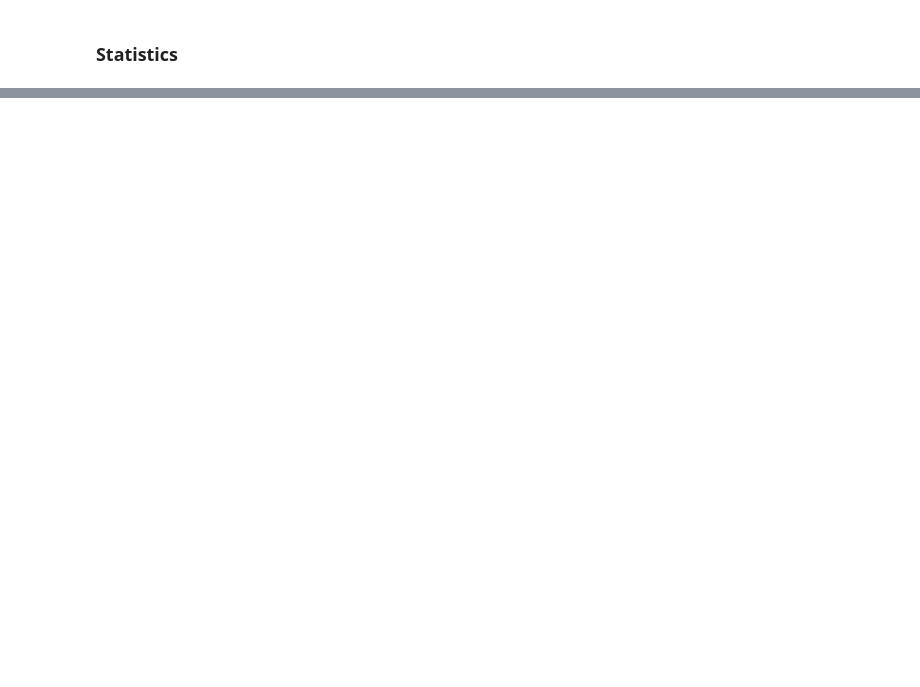
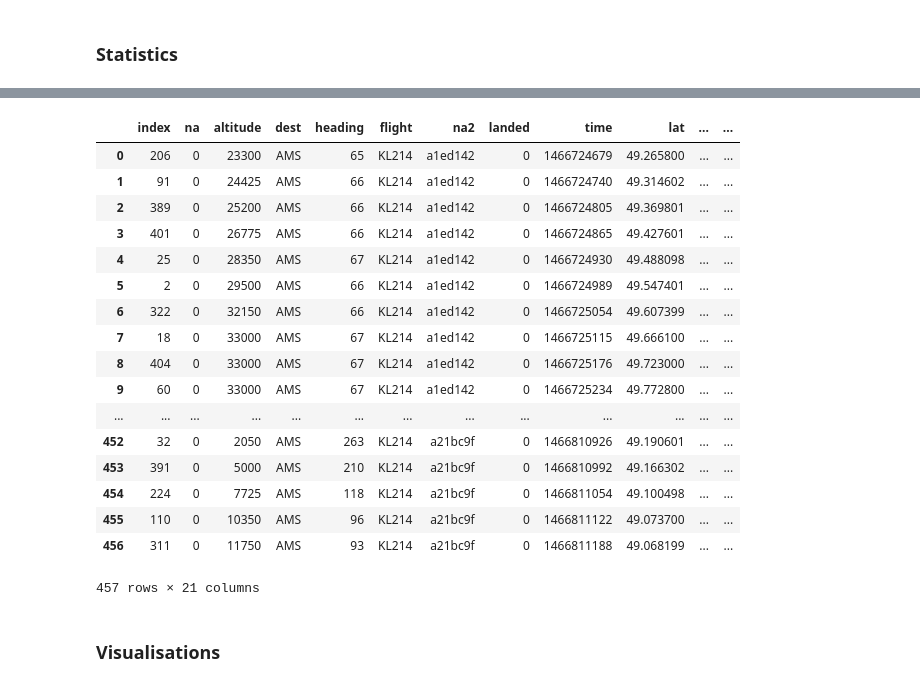
Before and after one commit to michelnossin/pyspark_training_docker, a Jupyter notebook: spark2-jupyter-docker.ipynb, the cells around one changed output, grey strips where cells are left out. Drawn from its saved outputs; the diff is of its cells as text; code cells hidden in the pictures; blank space fills up the shorter version.

```diff
--- a/spark2-jupyter-docker.ipynb
+++ b/spark2-jupyter-docker.ipynb
@@ -732,0 +829,54 @@ fli_df.printSchema()
+# %%
+from math import radians, cos, sin, asin, sqrt
+def haversine(lon1, lat1, lon2, lat2):
+    """
+    Calculate the great circle distance between two points
+    on the earth (specified in decimal degrees)
+    """
+    # convert decimal degrees to radians
+    lon1, lat1, lon2, lat2 = map(radians, [lon1, lat1, lon2, lat2])
+    # haversine formula
+    dlon = lon2 - lon1
+    dlat = lat2 - lat1
+    a = sin(dlat/2)**2 + cos(lat1) * cos(lat2) * sin(dlon/2)**2
+    c = 2 * asin(sqrt(a))
+    km = 6367 * c
+    return km
+
+#This will be slow in pyspark due to context switching JVM and pyspark
+#Better to use UDF, or use Scala etc
+def dist_to_ams(lat,lon):
+    return haversine(float(4.761392), float(52.308871), float(lon),float(lat))
+# %%
+from pyspark.sql.functions import udf
+from pyspark.sql.types import FloatType
+
+udf_func = udf(dist_to_ams, FloatType())
+tracks_df = tracks_df.withColumn("distance_to_ams", \
+                            udf_func(tracks_df.lat,tracks_df.lon))
+# %%
+#Distance is great, however, after landing, the next row is the NEXT
+# flight
+df = tracks_df.where("flight == 'KL214'").toPandas().sort_values(['time']).reset_index()
+df
+# %% [output]
+|  | index | na | altitude | dest | heading | flight | na2 | landed | time | lat | ... | ... |
+| 0 | 206 | 0 | 23300 | AMS | 65 | KL214 | a1ed142 | 0 | 1466724679 | 49.265800 | ... | ... |
+| 1 | 91 | 0 | 24425 | AMS | 66 | KL214 | a1ed142 | 0 | 1466724740 | 49.314602 | ... | ... |
+| 2 | 389 | 0 | 25200 | AMS | 66 | KL214 | a1ed142 | 0 | 1466724805 | 49.369801 | ... | ... |
+| 3 | 401 | 0 | 26775 | AMS | 66 | KL214 | a1ed142 | 0 | 1466724865 | 49.427601 | ... | ... |
+| 4 | 25 | 0 | 28350 | AMS | 67 | KL214 | a1ed142 | 0 | 1466724930 | 49.488098 | ... | ... |
+| 5 | 2 | 0 | 29500 | AMS | 66 | KL214 | a1ed142 | 0 | 1466724989 | 49.547401 | ... | ... |
+| 6 | 322 | 0 | 32150 | AMS | 66 | KL214 | a1ed142 | 0 | 1466725054 | 49.607399 | ... | ... |
+| 7 | 18 | 0 | 33000 | AMS | 67 | KL214 | a1ed142 | 0 | 1466725115 | 49.666100 | ... | ... |
+| 8 | 404 | 0 | 33000 | AMS | 67 | KL214 | a1ed142 | 0 | 1466725176 | 49.723000 | ... | ... |
+| 9 | 60 | 0 | 33000 | AMS | 67 | KL214 | a1ed142 | 0 | 1466725234 | 49.772800 | ... | ... |
+| ... | ... | ... | ... | ... | ... | ... | ... | ... | ... | ... | ... | ... |
+| 452 | 32 | 0 | 2050 | AMS | 263 | KL214 | a21bc9f | 0 | 1466810926 | 49.190601 | ... | ... |
+| 453 | 391 | 0 | 5000 | AMS | 210 | KL214 | a21bc9f | 0 | 1466810992 | 49.166302 | ... | ... |
+| 454 | 224 | 0 | 7725 | AMS | 118 | KL214 | a21bc9f | 0 | 1466811054 | 49.100498 | ... | ... |
+| 455 | 110 | 0 | 10350 | AMS | 96 | KL214 | a21bc9f | 0 | 1466811122 | 49.073700 | ... | ... |
+| 456 | 311 | 0 | 11750 | AMS | 93 | KL214 | a21bc9f | 0 | 1466811188 | 49.068199 | ... | ... |
+457 rows × 21 columns
+# %% [markdown]
+### Visualisations
```
Also changed, not shown: parts of 23 cells of this notebook.
